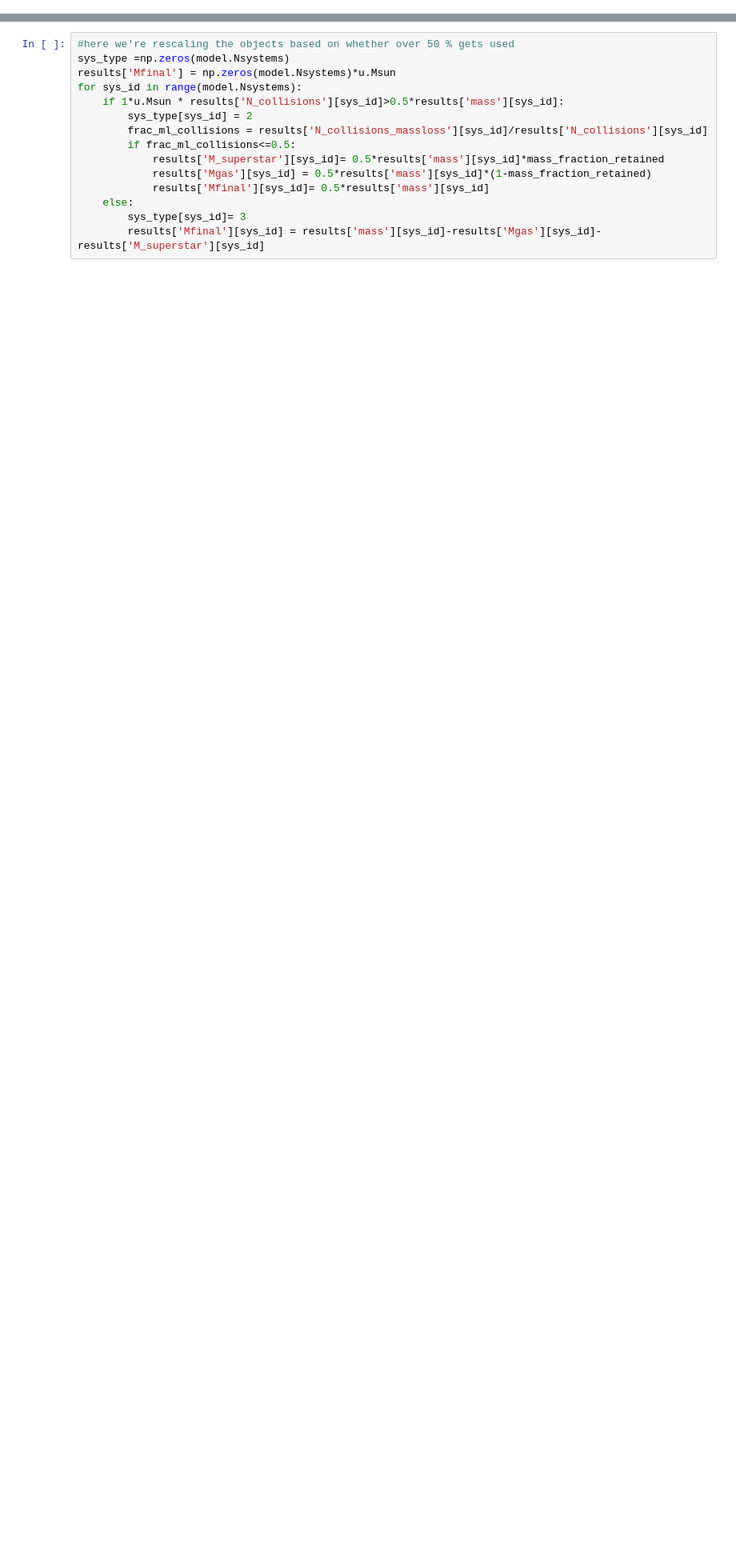
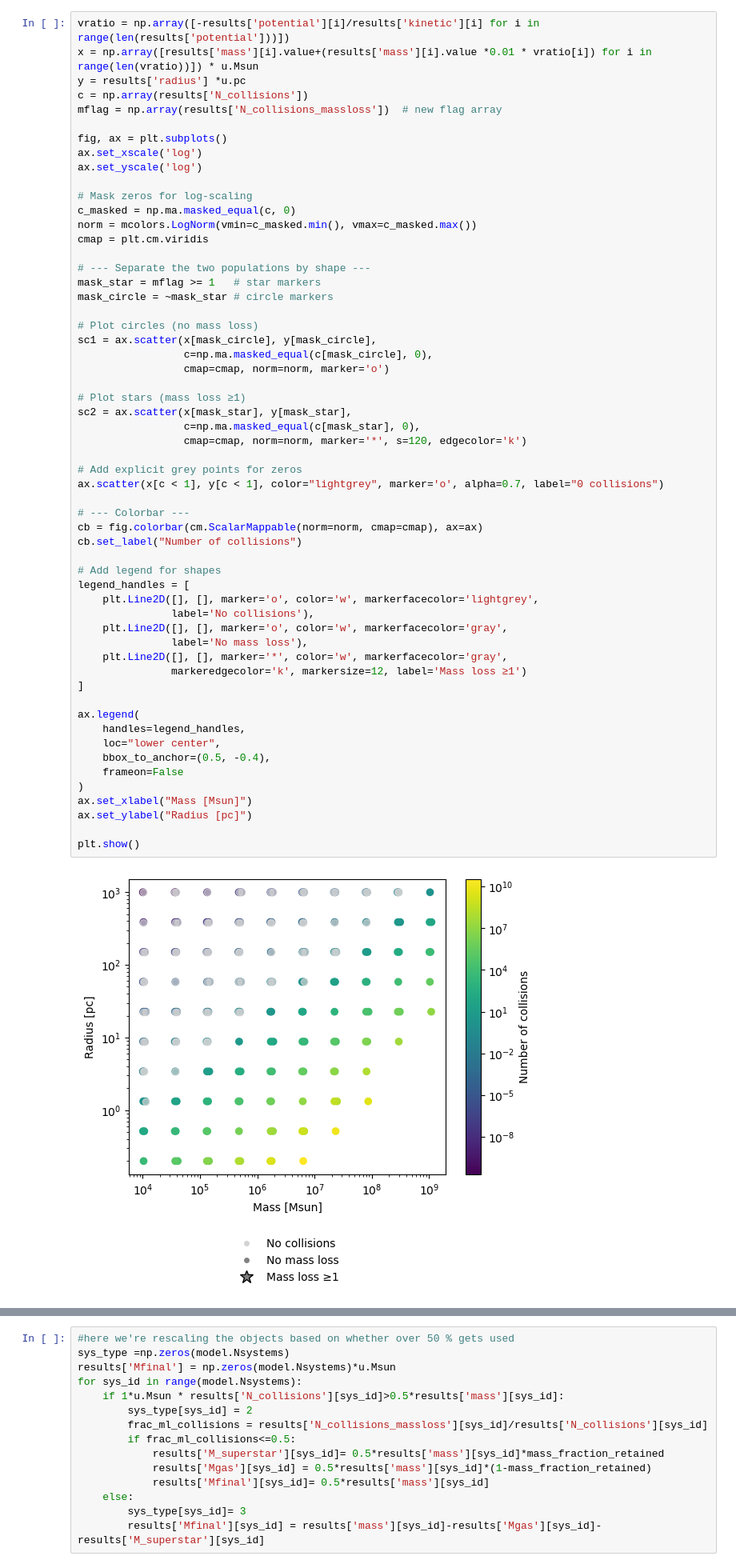
Before and after one commit to astro-claire/timescale-plots, a Jupyter notebook: newmodel.ipynb, the cells around one changed output, grey strips where cells are left out. Shown at 80% size. Cells and saved outputs as stored; diff of their text form; blank space fills up the shorter version.

```diff
--- a/newmodel.ipynb
+++ b/newmodel.ipynb
@@ -37,0 +100,59 @@ print(len(M), len(R), len(V), len(K), len(U))  # -> 1_000_000 each (100*100*100
+# %%
+vratio = np.array([-results['potential'][i]/results['kinetic'][i] for i in range(len(results['potential']))])
+x = np.array([results['mass'][i].value+(results['mass'][i].value *0.01 * vratio[i]) for i in range(len(vratio))]) * u.Msun
+y = results['radius'] *u.pc
+c = np.array(results['N_collisions'])
+mflag = np.array(results['N_collisions_massloss'])  # new flag array
+
+fig, ax = plt.subplots()
+ax.set_xscale('log')
+ax.set_yscale('log')
+
+# Mask zeros for log-scaling
+c_masked = np.ma.masked_equal(c, 0)
+norm = mcolors.LogNorm(vmin=c_masked.min(), vmax=c_masked.max())
+cmap = plt.cm.viridis
+
+# --- Separate the two populations by shape ---
+mask_star = mflag >= 1   # star markers
+mask_circle = ~mask_star # circle markers
+
+# Plot circles (no mass loss)
+sc1 = ax.scatter(x[mask_circle], y[mask_circle],
+                 c=np.ma.masked_equal(c[mask_circle], 0),
+                 cmap=cmap, norm=norm, marker='o')
+
+# Plot stars (mass loss ≥1)
+sc2 = ax.scatter(x[mask_star], y[mask_star],
+                 c=np.ma.masked_equal(c[mask_star], 0),
+                 cmap=cmap, norm=norm, marker='*', s=120, edgecolor='k')
+
+# Add explicit grey points for zeros
+ax.scatter(x[c < 1], y[c < 1], color="lightgrey", marker='o', alpha=0.7, label="0 collisions")
+
+# --- Colorbar ---
+cb = fig.colorbar(cm.ScalarMappable(norm=norm, cmap=cmap), ax=ax)
+cb.set_label("Number of collisions")
+
+# Add legend for shapes
+legend_handles = [
+    plt.Line2D([], [], marker='o', color='w', markerfacecolor='lightgrey',
+               label='No collisions'),
+    plt.Line2D([], [], marker='o', color='w', markerfacecolor='gray',
+               label='No mass loss'),
+    plt.Line2D([], [], marker='*', color='w', markerfacecolor='gray',
+               markeredgecolor='k', markersize=12, label='Mass loss ≥1')
+]
+
+ax.legend(
+    handles=legend_handles,
+    loc="lower center",
+    bbox_to_anchor=(0.5, -0.4),
+    frameon=False
+)
+ax.set_xlabel("Mass [Msun]")
+ax.set_ylabel("Radius [pc]")
+
+plt.show()
+# %% [output]
+[figure, added]
```
Also changed, not shown: parts of 30 cells of this notebook, 42 other files.
